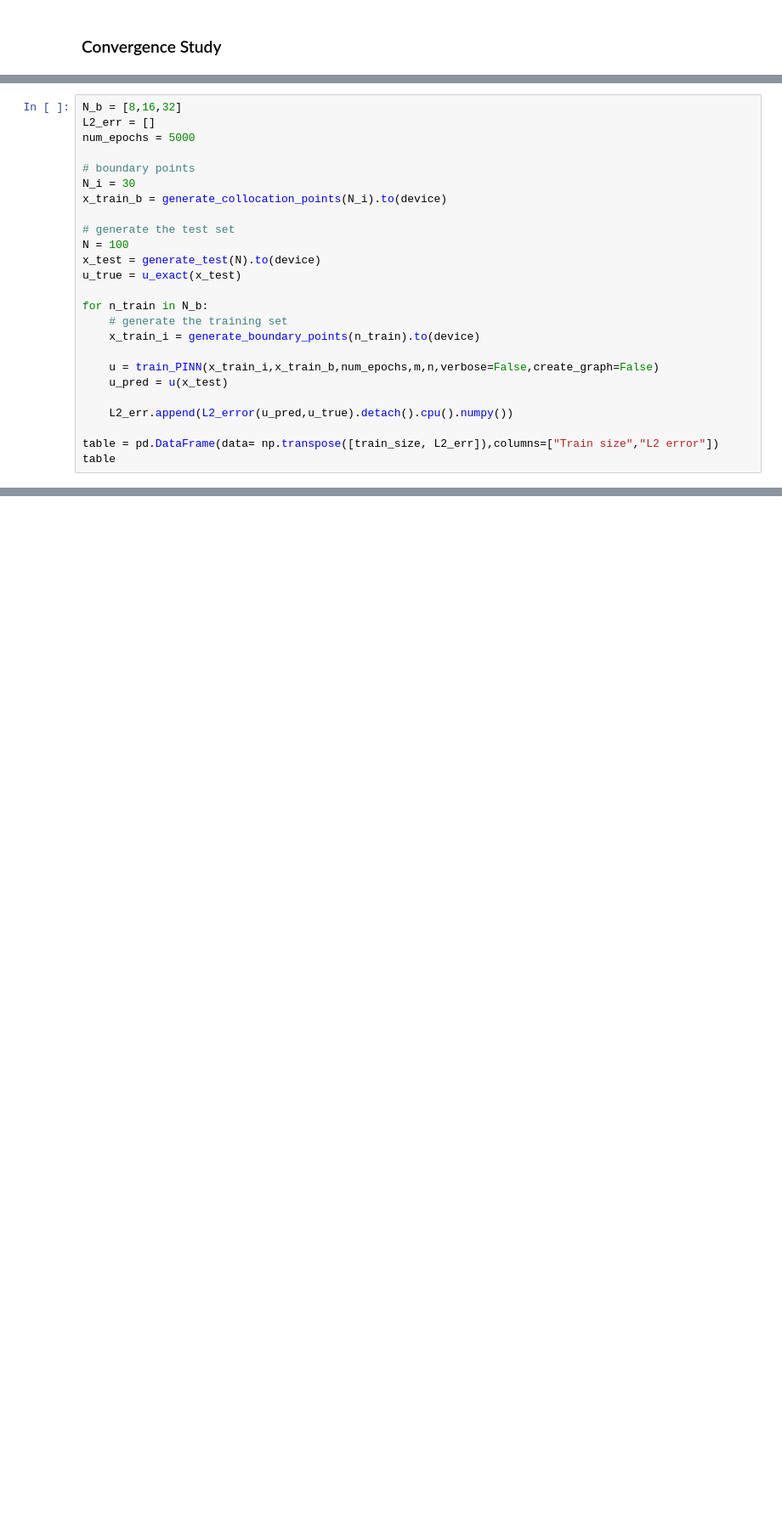
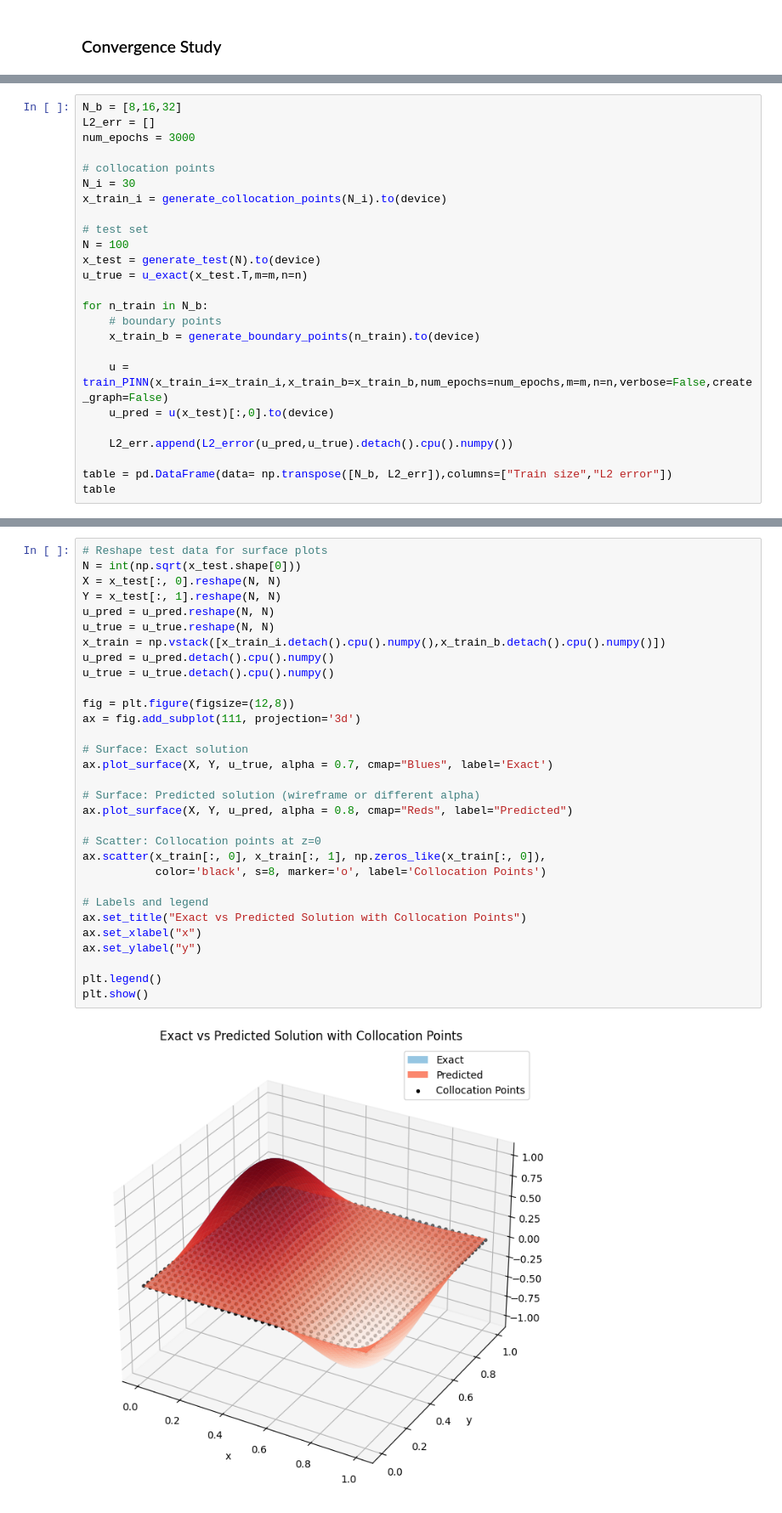
Before and after one commit to Shivam-3921/Physics_Informed_Neural_Networks_for_solving_differential_equations, a Jupyter notebook: PINNs.ipynb, the cells around one changed output, grey strips where cells are left out. Shown at 85% size. Drawn from its saved outputs; the diff is of its cells as text; blank space fills up the shorter version.

```diff
--- a/PINNs.ipynb
+++ b/PINNs.ipynb
@@ -802,25 +912,25 @@ table
 # %%
 N_b = [8,16,32]
 L2_err = []
-num_epochs = 5000
+num_epochs = 3000
 
-# boundary points
+# collocation points
 N_i = 30
-x_train_b = generate_collocation_points(N_i).to(device)
+x_train_i = generate_collocation_points(N_i).to(device)
 
-# generate the test set
+# test set
 N = 100
 x_test = generate_test(N).to(device)
-u_true = u_exact(x_test)
+u_true = u_exact(x_test.T,m=m,n=n)
 
 for n_train in N_b:
-    # generate the training set
-    x_train_i = generate_boundary_points(n_train).to(device)
+    # boundary points
+    x_train_b = generate_boundary_points(n_train).to(device)
 
-    u = train_PINN(x_train_i,x_train_b,num_epochs,m,n,verbose=False,create_graph=False)
-    u_pred = u(x_test)
+    u = train_PINN(x_train_i=x_train_i,x_train_b=x_train_b,num_epochs=num_epochs,m=m,n=n,verbose=False,create_graph=False)
+    u_pred = u(x_test)[:,0].to(device)
 
     L2_err.append(L2_error(u_pred,u_true).detach().cpu().numpy())
 
-table = pd.DataFrame(data= np.transpose([train_size, L2_err]),columns=["Train size","L2 error"])
+table = pd.DataFrame(data= np.transpose([N_b, L2_err]),columns=["Train size","L2 error"])
 table
@@ -826,0 +944,33 @@ table
+# %%
+# Reshape test data for surface plots
+N = int(np.sqrt(x_test.shape[0]))
+X = x_test[:, 0].reshape(N, N)
+Y = x_test[:, 1].reshape(N, N)
+u_pred = u_pred.reshape(N, N)
+u_true = u_true.reshape(N, N)
+x_train = np.vstack([x_train_i.detach().cpu().numpy(),x_train_b.detach().cpu().numpy()])
+u_pred = u_pred.detach().cpu().numpy()
+u_true = u_true.detach().cpu().numpy()
+
+fig = plt.figure(figsize=(12,8))
+ax = fig.add_subplot(111, projection='3d')
+
+# Surface: Exact solution
+ax.plot_surface(X, Y, u_true, alpha = 0.7, cmap="Blues", label='Exact')
+
+# Surface: Predicted solution (wireframe or different alpha)
+ax.plot_surface(X, Y, u_pred, alpha = 0.8, cmap="Reds", label="Predicted")
+
+# Scatter: Collocation points at z=0
+ax.scatter(x_train[:, 0], x_train[:, 1], np.zeros_like(x_train[:, 0]),
+           color='black', s=8, marker='o', label='Collocation Points')
+
+# Labels and legend
+ax.set_title("Exact vs Predicted Solution with Collocation Points")
+ax.set_xlabel("x")
+ax.set_ylabel("y")
+
+plt.legend()
+plt.show()
+# %% [output]
+[figure, added]
```
Also changed, not shown: parts of 52 cells of this notebook.
